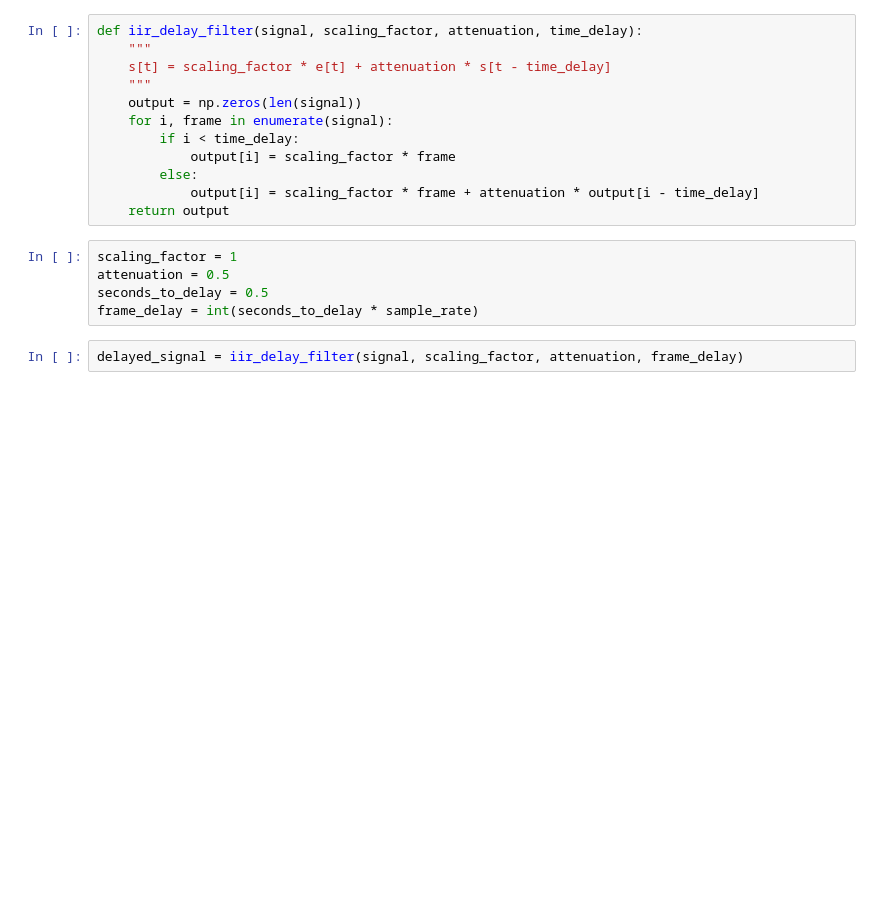
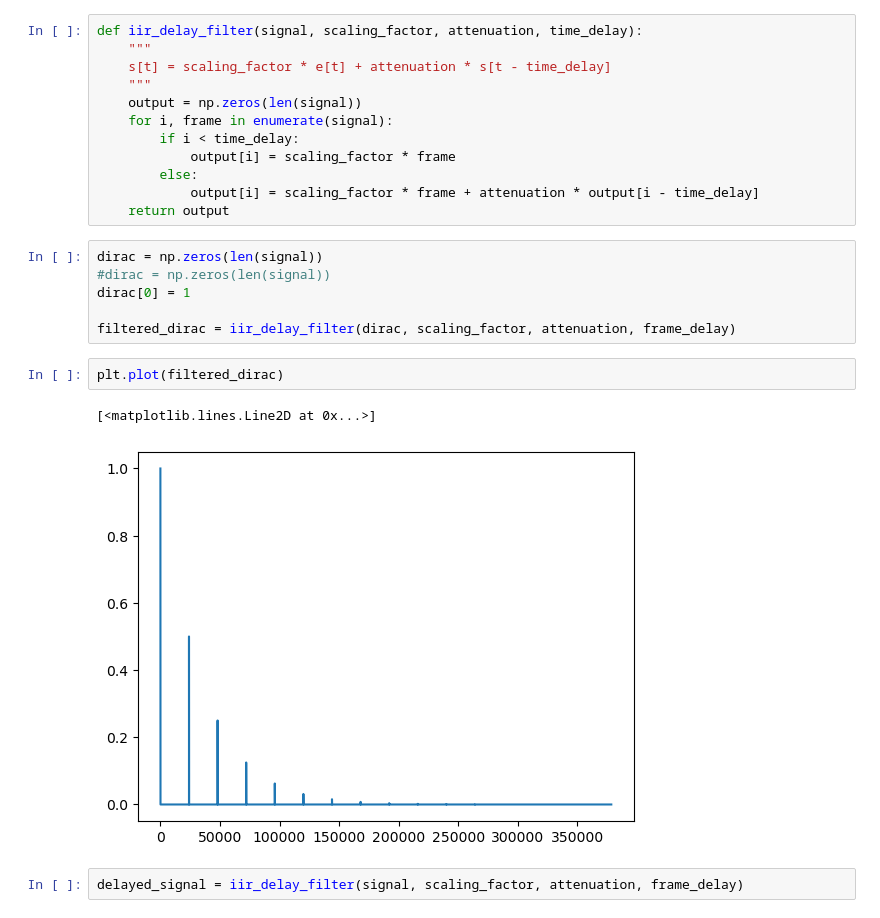
Before and after one commit to Dorin-D/m2-paris-saclay, a Jupyter notebook: Signal_Processing/lab_2/iir_delay.ipynb, the cells around one changed output. Cells and saved outputs as stored; diff of their text form; blank space fills up the shorter version.

```diff
--- a/Signal_Processing/lab_2/iir_delay.ipynb
+++ b/Signal_Processing/lab_2/iir_delay.ipynb
@@ -23,11 +28,17 @@ def iir_delay_filter(signal, scaling_factor, attenuation, time_delay):
         else:
             output[i] = scaling_factor * frame + attenuation * output[i - time_delay]
     return output
-# %%
-scaling_factor = 1
-attenuation = 0.5
-seconds_to_delay = 0.5
-frame_delay = int(seconds_to_delay * sample_rate)
+# %%
+dirac = np.zeros(len(signal))
+#dirac = np.zeros(len(signal))
+dirac[0] = 1
+
+filtered_dirac = iir_delay_filter(dirac, scaling_factor, attenuation, frame_delay)
+# %%
+plt.plot(filtered_dirac)
+# %% [output]
+[<matplotlib.lines.Line2D at 0x...>]
+[figure, added]
 # %%
 delayed_signal = iir_delay_filter(signal, scaling_factor, attenuation, frame_delay)
 # %%
```
Also changed, not shown: parts of 1 cell of this notebook, 32 other files.
